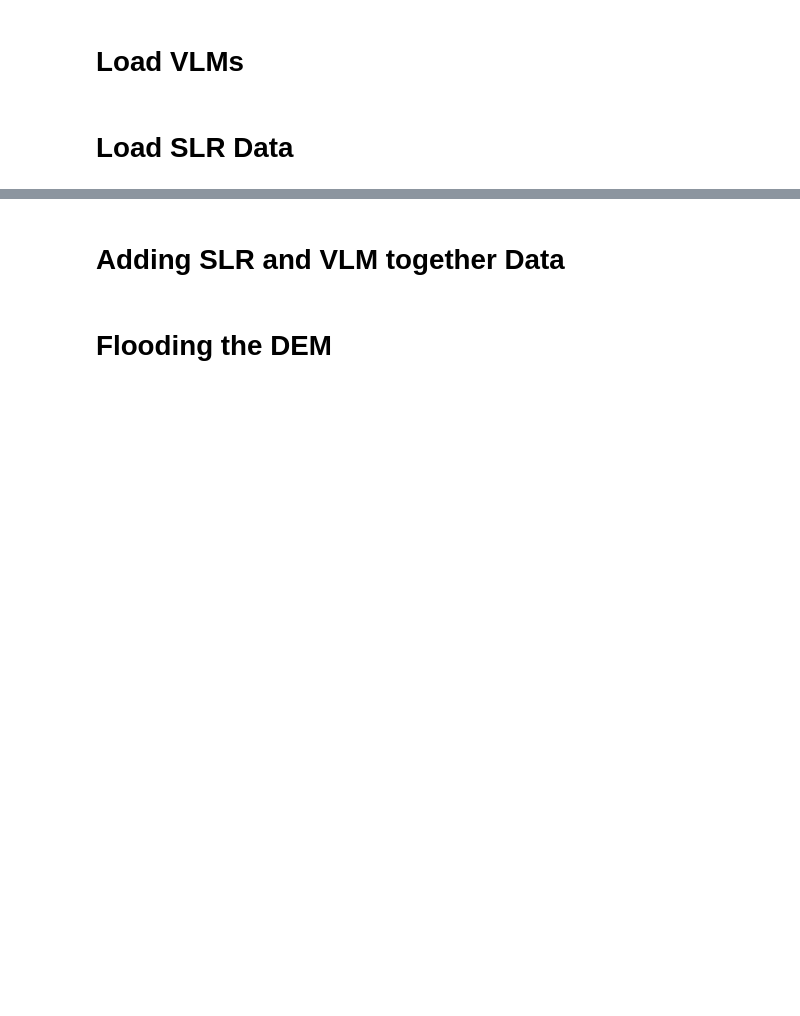
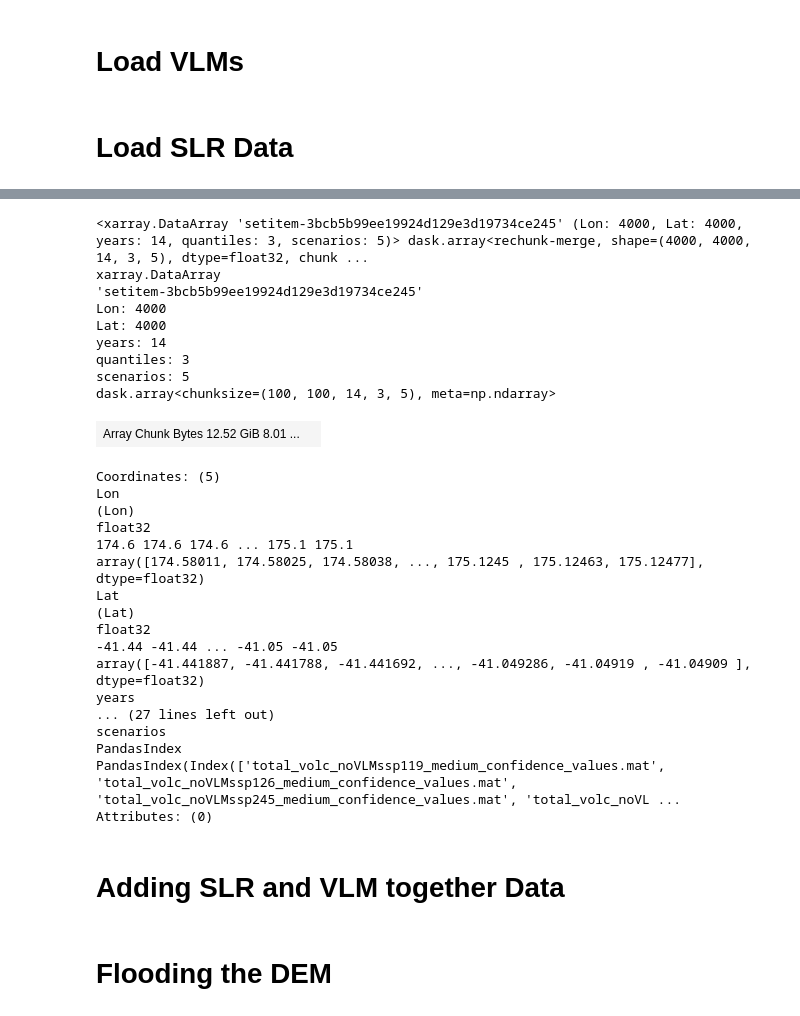
Before and after one commit to Shannon-Bengtson/wellington_casestudy, a Jupyter notebook: bathtub.ipynb, the cells around one changed output, grey strips where cells are left out. Saved outputs shown, nothing was run; the diff lists cells and outputs as text; code cells hidden in the pictures; blank space fills up the shorter version.

```diff
--- a/bathtub.ipynb
+++ b/bathtub.ipynb
@@ -66,0 +117,5 @@ new_DEM = new_DEM.chunk(100)
+# %%
+# Create a grid from the DEM to use for the other variables
+x = xr_new_DEM.x.astype(np.float32)
+y = xr_new_DEM.y.astype(np.float32)
+X, Y = np.meshgrid(x, y)
@@ -69,4 +129,5 @@ new_DEM = new_DEM.chunk(100)
 # %%
+# Long term Jack should put results straight on datamesh, but this is still needed
 array_2pc = np.load('for_DataMesh/for_DataMesh/2perc_disps_sites_c_MDEz_uniform.npy')
 array_10pc = np.load('for_DataMesh/for_DataMesh/10perc_disps_sites_c_MDEz_uniform.npy')
 
@@ -81,11 +142,6 @@ df_10pc.columns = ['ID','Lon','Lat','Uplift','Subsidence','absVLM']
 lon_lats = [transformer.transform(x,y) for x,y in zip(df_10pc.Lon,df_10pc.Lat)]
 df_10pc['Lon'] = [x[0] for x in lon_lats]
 df_10pc['Lat'] = [x[1] for x in lon_lats]
-
-# Put onto DEM grid
-x = new_DEM.x
-y = new_DEM.y
-X, Y = np.meshgrid(x, y)
 
 array_2pc = griddata((df_2pc['Lon'], df_2pc['Lat']), df_2pc.absVLM, (X, Y), method='linear')
 array_10pc = griddata((df_10pc['Lon'], df_10pc['Lat']), df_10pc.absVLM, (X, Y), method='linear')
@@ -167,12 +215,6 @@ df_vlms = df_vlms.reset_index()
 # %%
 cols = [x for x in df_vlms.columns if x not in ['lon','lat']]
 # %%
-# Precompute grid once
-x = new_DEM.x.astype(np.float32)
-y = new_DEM.y.astype(np.float32)
-
-X, Y = np.meshgrid(x, y)
-
 # Function to perform interpolation for a given year
 def interpolate_year(year):
     Z_year = griddata((df_vlms['lon'].astype(np.float32), df_vlms['lat'].astype(np.float32)), df_vlms[year].astype(np.float32), (X, Y), method='linear')
@@ -196,13 +238,13 @@ for chunk in chunks:
     all_chunks_results.append(np.stack(chunk_results, axis=-1))
 
 # Concatenate all chunks along the time dimension
-duplicated_arr = np.concatenate(all_chunks_results, axis=-1)
+xr_vlm_grid = np.concatenate(all_chunks_results, axis=-1)
 
 # Create DataArray
-duplicated_arr = xr.DataArray(duplicated_arr, coords={"lon": np.array(x), "lat": np.array(y), "years": cols}, dims=['lon', 'lat', 'years'])
+xr_vlm_grid = xr.DataArray(xr_vlm_grid, coords={"x": np.array(x), "y": np.array(y), "years": cols}, dims=['x', 'y', 'years'])
 
 # Interpolate NaN values
-duplicated_arr = (duplicated_arr.chunk(dict(lat=-1)).interpolate_na(dim='lat', method='linear') + duplicated_arr.chunk(dict(lon=-1)).interpolate_na(dim='lon', method='linear')) / 2
+xr_vlm_grid = (xr_vlm_grid.chunk(dict(y=-1)).interpolate_na(dim='y', method='linear') + xr_vlm_grid.chunk(dict(x=-1)).interpolate_na(dim='x', method='linear')) / 2
 
 # rechunk
-duplicated_arr = duplicated_arr.chunk(100)
+xr_vlm_grid = xr_vlm_grid.chunk(100)
@@ -210,17 +269,4 @@ duplicated_arr = duplicated_arr.chunk(100)
 # Load SLR Data
 # %%
 xr_slr = sp.io.loadmat('Ian_relabelled_sites/total_volc_noVLMssp585_medium_confidence_values.mat')
-
-lats = {x:y for x,y in zip(xr_slr['locations'].squeeze(),xr_slr['lat'].squeeze())}
-lons = {x:y for x,y in zip(xr_slr['locations'].squeeze(),xr_slr['lon'].squeeze())}
-
-x = new_DEM.x
-y = new_DEM.y
-
 years = np.unique(xr_slr['years'])
-quantiles = [0.17,0.5,0.83]
-
-X, Y = np.meshgrid(x, y)
-
-example_year = np.min(years)
-example_quantile = np.min(quantiles)
@@ -327,3 +381,33 @@ asdf
+# %%
+xr_slr_filled
+# %% [output]
+<xarray.DataArray 'setitem-3bcb5b99ee19924d129e3d19734ce245' (Lon: 4000, Lat: 4000, years: 14, quantiles: 3, scenarios: 5)> dask.array<rechunk-merge, shape=(4000, 4000, 14, 3, 5), dtype=float32, chunk ...
+xarray.DataArray
+'setitem-3bcb5b99ee19924d129e3d19734ce245'
+Lon: 4000
+Lat: 4000
+years: 14
+quantiles: 3
+scenarios: 5
+dask.array<chunksize=(100, 100, 14, 3, 5), meta=np.ndarray>
+| Array Chunk Bytes 12.52 GiB 8.01 ... |  |
+Coordinates: (5)
+Lon
+(Lon)
+float32
+174.6 174.6 174.6 ... 175.1 175.1
+array([174.58011, 174.58025, 174.58038, ..., 175.1245 , 175.12463, 175.12477], dtype=float32)
+Lat
+(Lat)
+float32
+-41.44 -41.44 ... -41.05 -41.05
+array([-41.441887, -41.441788, -41.441692, ..., -41.049286, -41.04919 , -41.04909 ], dtype=float32)
+years
+... (27 lines left out)
+scenarios
+PandasIndex
+PandasIndex(Index(['total_volc_noVLMssp119_medium_confidence_values.mat', 'total_volc_noVLMssp126_medium_confidence_values.mat', 'total_volc_noVLMssp245_medium_confidence_values.mat', 'total_volc_noVL ...
+Attributes: (0)
 # %% [markdown]
 # Adding SLR and VLM together Data
 # %%
```
Also changed, not shown: parts of 30 cells of this notebook, 25 other files.
